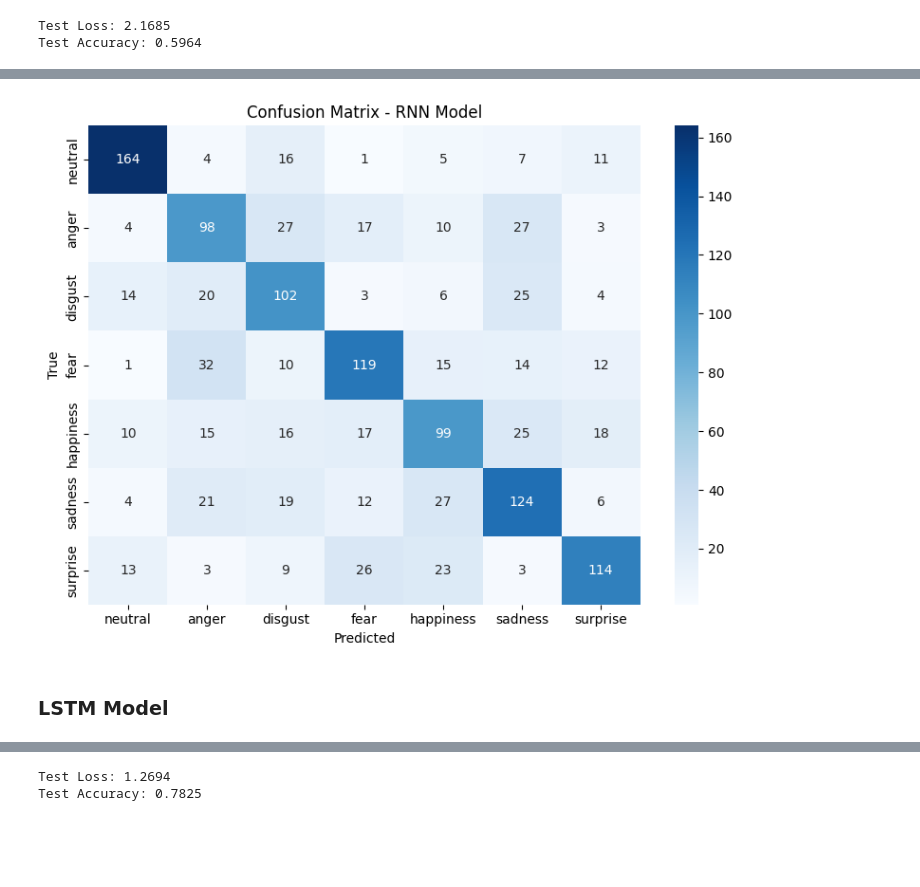
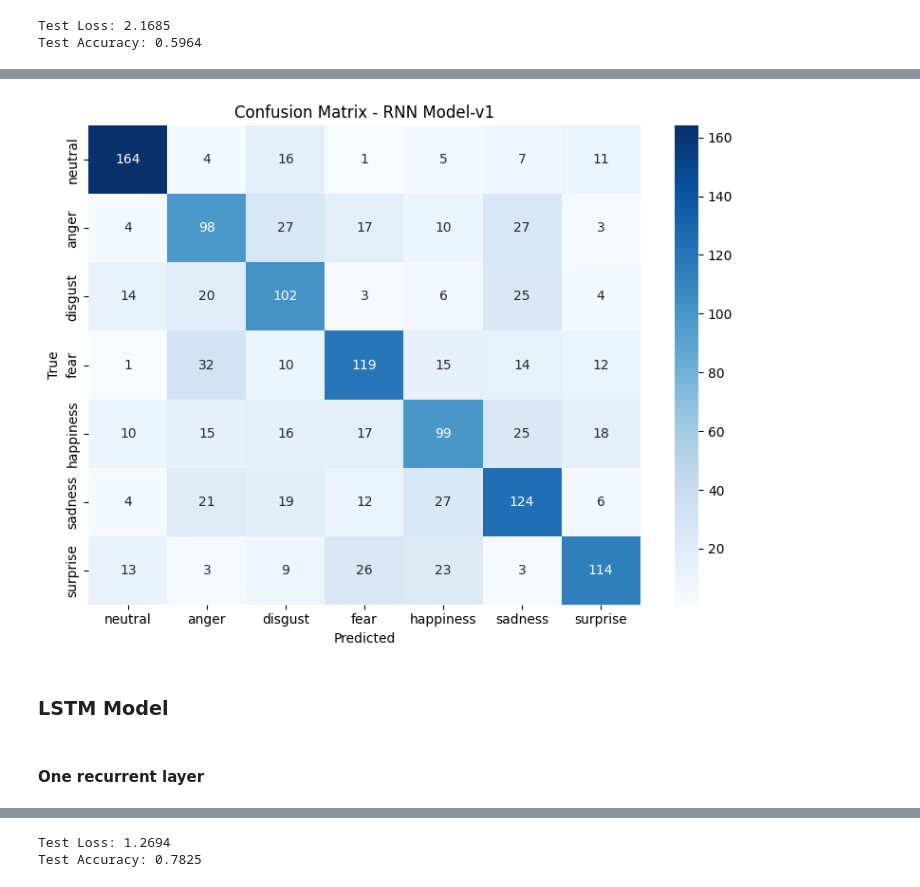
Before and after one commit to dafaqboomduck/nlp-project, a Jupyter notebook: Notebooks/Model-Iterations.ipynb, the cells around one changed output, grey strips where cells are left out. Saved outputs shown, nothing was run; the diff lists cells and outputs as text; code cells hidden in the pictures; blank space fills up the shorter version.

```diff
--- a/Notebooks/Model-Iterations.ipynb
+++ b/Notebooks/Model-Iterations.ipynb
@@ -438,7 +546,7 @@ dense = Dropout(0.4)(dense)
 output = Dense(7, activation="softmax")(dense)
 
 # 5. Build model
-model = Model(inputs=tokens_input, outputs=output)
+model = Model(inputs=tokens_input, outputs=output, name="SimpleRNN-v1")
 model.compile(optimizer=Adam(learning_rate=1e-4), loss='categorical_crossentropy', metrics=['accuracy'])
 # %%
 # Monitors the validation loss and stops after 3 epochs with no improvement
@@ -518,16 +624,6 @@ print(classification_report(y_true, y_pred, digits=3))
    macro avg      0.597     0.595     0.595      1375
 weighted avg      0.599     0.596     0.597      1375
 # %%
-# Get predictions from RNN model
-y_pred_probs = model.predict(X_test_toks)
-y_pred = np.argmax(y_pred_probs, axis=1)
-
-# Get true labels
-if y_test.ndim > 1 and y_test.shape[1] > 1:
-    y_true = np.argmax(y_test, axis=1)
-else:
-    y_true = y_test
-
 # Compute confusion matrix
 cm = confusion_matrix(y_true, y_pred)
 
@@ -539,7 +635,7 @@ sns.heatmap(cm, annot=True, fmt='d', cmap='Blues',
             ax=ax)
 ax.set_xlabel('Predicted')
 ax.set_ylabel('True')
-ax.set_title('Confusion Matrix - RNN Model')
+ax.set_title('Confusion Matrix - RNN Model-v1')
 plt.tight_layout()
 plt.show()
 # %% [output]
@@ -547,3 +642,5 @@ plt.show()
-[figure, old version]
+[figure, new version]
 # %% [markdown]
 ### LSTM Model
+# %% [markdown]
+#### One recurrent layer
```
Also changed, not shown: parts of 45 cells of this notebook, 3 other files.
